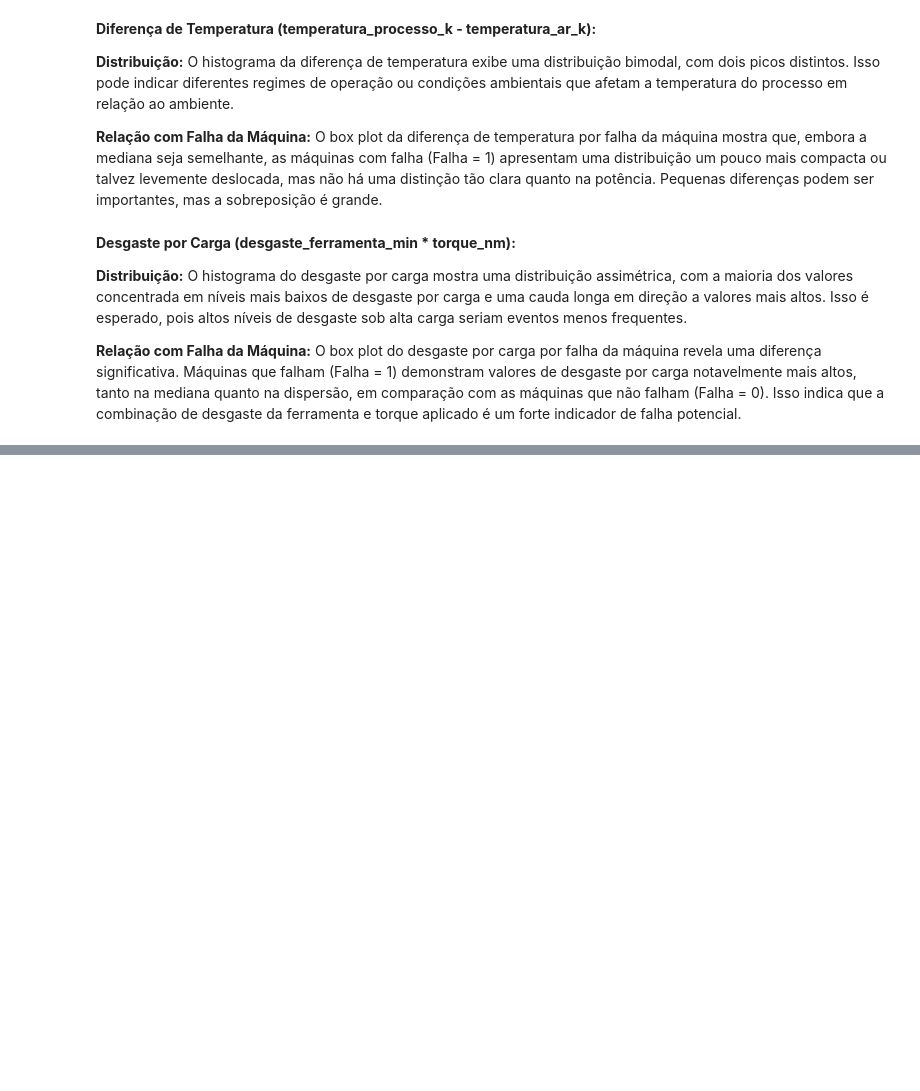
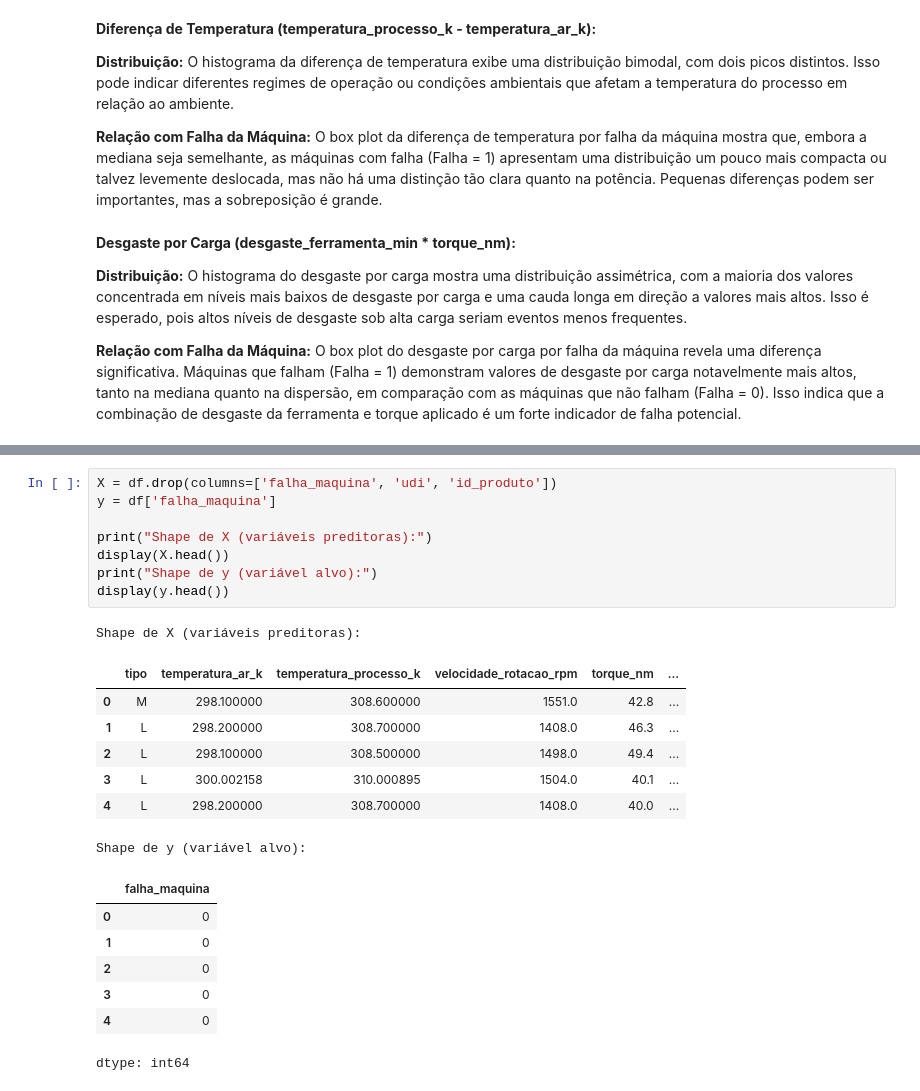
Before and after one commit to nemseibr/SCTEC2026.GEARGUARD, a Jupyter notebook: PROJETO_AVALIATIVO_MÓDULO_1.ipynb, the cells around one changed output, grey strips where cells are left out. Drawn from its saved outputs; the diff is of its cells as text; blank space fills up the shorter version.

```diff
--- a/PROJETO_AVALIATIVO_MÓDULO_1.ipynb
+++ b/PROJETO_AVALIATIVO_MÓDULO_1.ipynb
@@ -508,0 +517,24 @@ plt.show()
+# %%
+X = df.drop(columns=['falha_maquina', 'udi', 'id_produto'])
+y = df['falha_maquina']
+
+print("Shape de X (variáveis preditoras):")
+display(X.head())
+print("Shape de y (variável alvo):")
+display(y.head())
+# %% [output]
+Shape de X (variáveis preditoras):
+|  | tipo | temperatura_ar_k | temperatura_processo_k | velocidade_rotacao_rpm | torque_nm | ... |
+| 0 | M | 298.100000 | 308.600000 | 1551.0 | 42.8 | ... |
+| 1 | L | 298.200000 | 308.700000 | 1408.0 | 46.3 | ... |
+| 2 | L | 298.100000 | 308.500000 | 1498.0 | 49.4 | ... |
+| 3 | L | 300.002158 | 310.000895 | 1504.0 | 40.1 | ... |
+| 4 | L | 298.200000 | 308.700000 | 1408.0 | 40.0 | ... |
+Shape de y (variável alvo):
+|  | falha_maquina |
+| 0 | 0 |
+| 1 | 0 |
+| 2 | 0 |
+| 3 | 0 |
+| 4 | 0 |
+dtype: int64
```
Also changed, not shown: parts of 15 cells of this notebook.
